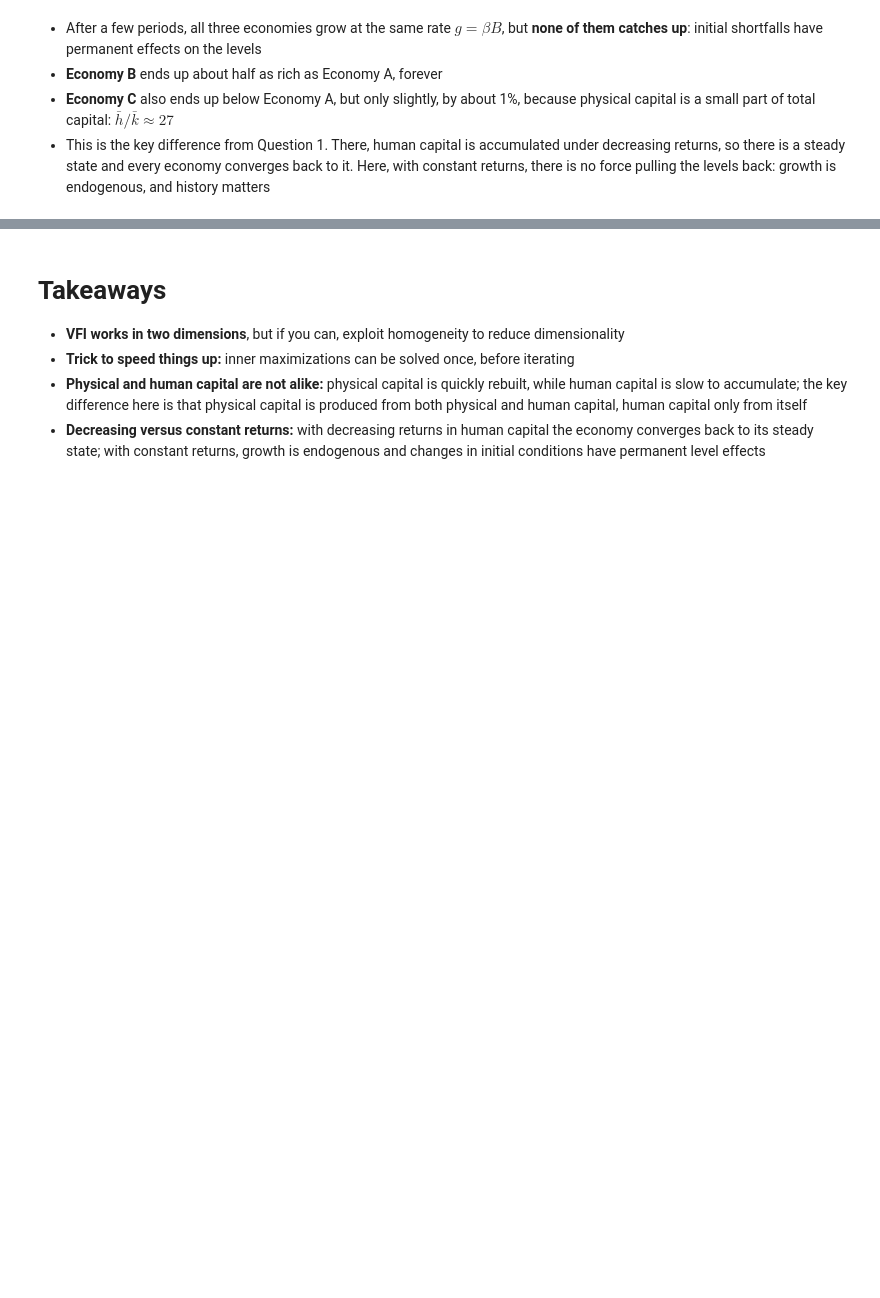
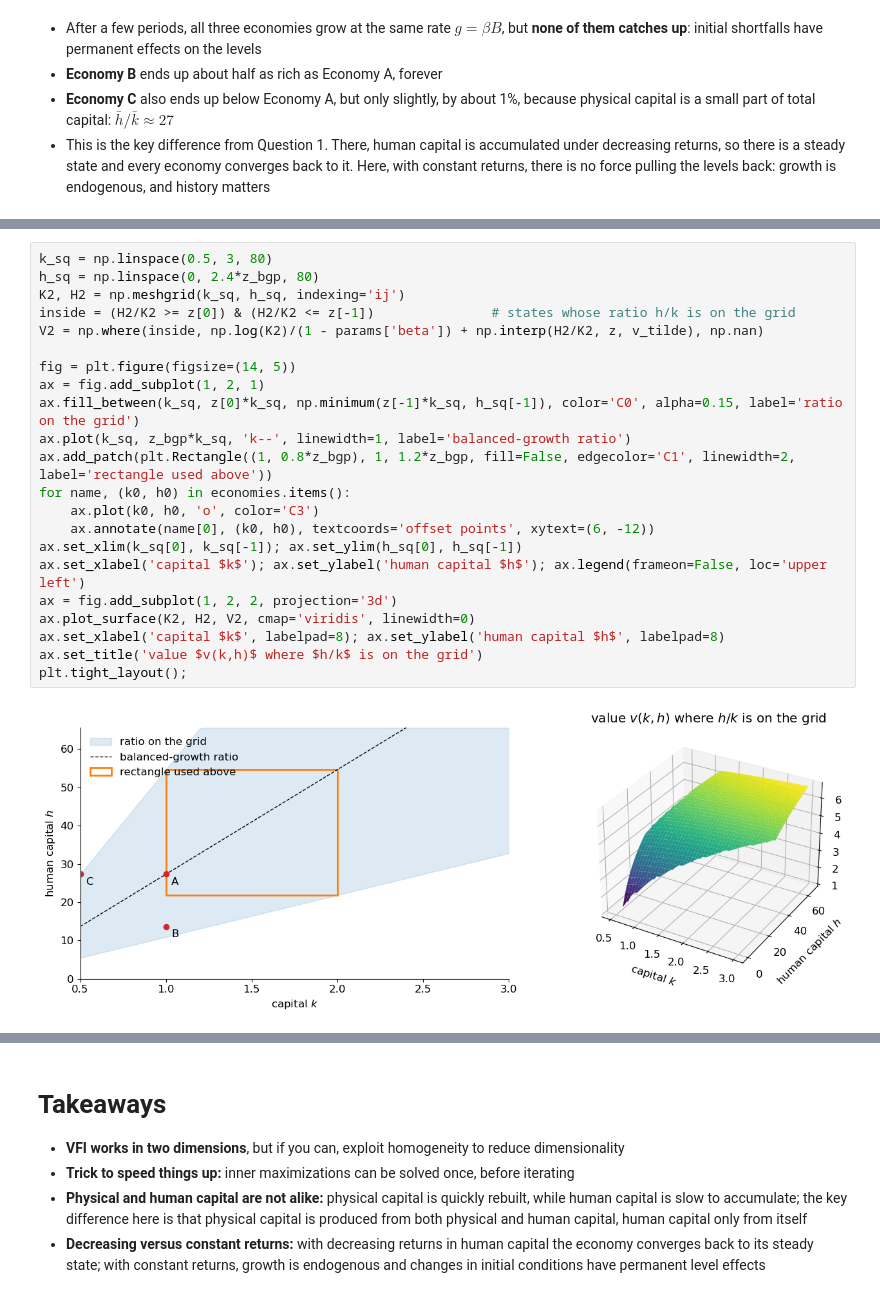
Before and after one commit to edturri/EC442-2026-27, a Jupyter notebook: EC442_26_27_problem_set_4_notebook_q1_q2.ipynb, the cells around one changed output, grey strips where cells are left out. Cells and saved outputs as stored; diff of their text form; blank space fills up the shorter version.

Commit message:
PS4 notebook: which states the ratio grid covers (the cone), with a figure
Co-Authored-By: Claude Opus 5.5 <noreply@anthropic.com>

```diff
--- a/EC442_26_27_problem_set_4_notebook_q1_q2.ipynb
+++ b/EC442_26_27_problem_set_4_notebook_q1_q2.ipynb
@@ -344,0 +353,24 @@ C: half the physical capital:  log gap in k -0.012,  in h -0.012,  in y -0.012
+# %%
+k_sq = np.linspace(0.5, 3, 80)
+h_sq = np.linspace(0, 2.4*z_bgp, 80)
+K2, H2 = np.meshgrid(k_sq, h_sq, indexing='ij')
+inside = (H2/K2 >= z[0]) & (H2/K2 <= z[-1])               # states whose ratio h/k is on the grid
+V2 = np.where(inside, np.log(K2)/(1 - params['beta']) + np.interp(H2/K2, z, v_tilde), np.nan)
+
+fig = plt.figure(figsize=(14, 5))
+ax = fig.add_subplot(1, 2, 1)
+ax.fill_between(k_sq, z[0]*k_sq, np.minimum(z[-1]*k_sq, h_sq[-1]), color='C0', alpha=0.15, label='ratio on the grid')
+ax.plot(k_sq, z_bgp*k_sq, 'k--', linewidth=1, label='balanced-growth ratio')
+ax.add_patch(plt.Rectangle((1, 0.8*z_bgp), 1, 1.2*z_bgp, fill=False, edgecolor='C1', linewidth=2, label='rectangle used above'))
+for name, (k0, h0) in economies.items():
+    ax.plot(k0, h0, 'o', color='C3')
+    ax.annotate(name[0], (k0, h0), textcoords='offset points', xytext=(6, -12))
+ax.set_xlim(k_sq[0], k_sq[-1]); ax.set_ylim(h_sq[0], h_sq[-1])
+ax.set_xlabel('capital $k$'); ax.set_ylabel('human capital $h$'); ax.legend(frameon=False, loc='upper left')
+ax = fig.add_subplot(1, 2, 2, projection='3d')
+ax.plot_surface(K2, H2, V2, cmap='viridis', linewidth=0)
+ax.set_xlabel('capital $k$', labelpad=8); ax.set_ylabel('human capital $h$', labelpad=8)
+ax.set_title('value $v(k,h)$ where $h/k$ is on the grid')
+plt.tight_layout();
+# %% [output]
+[figure, added]
```
Also changed, not shown: parts of 4 cells of this notebook.
